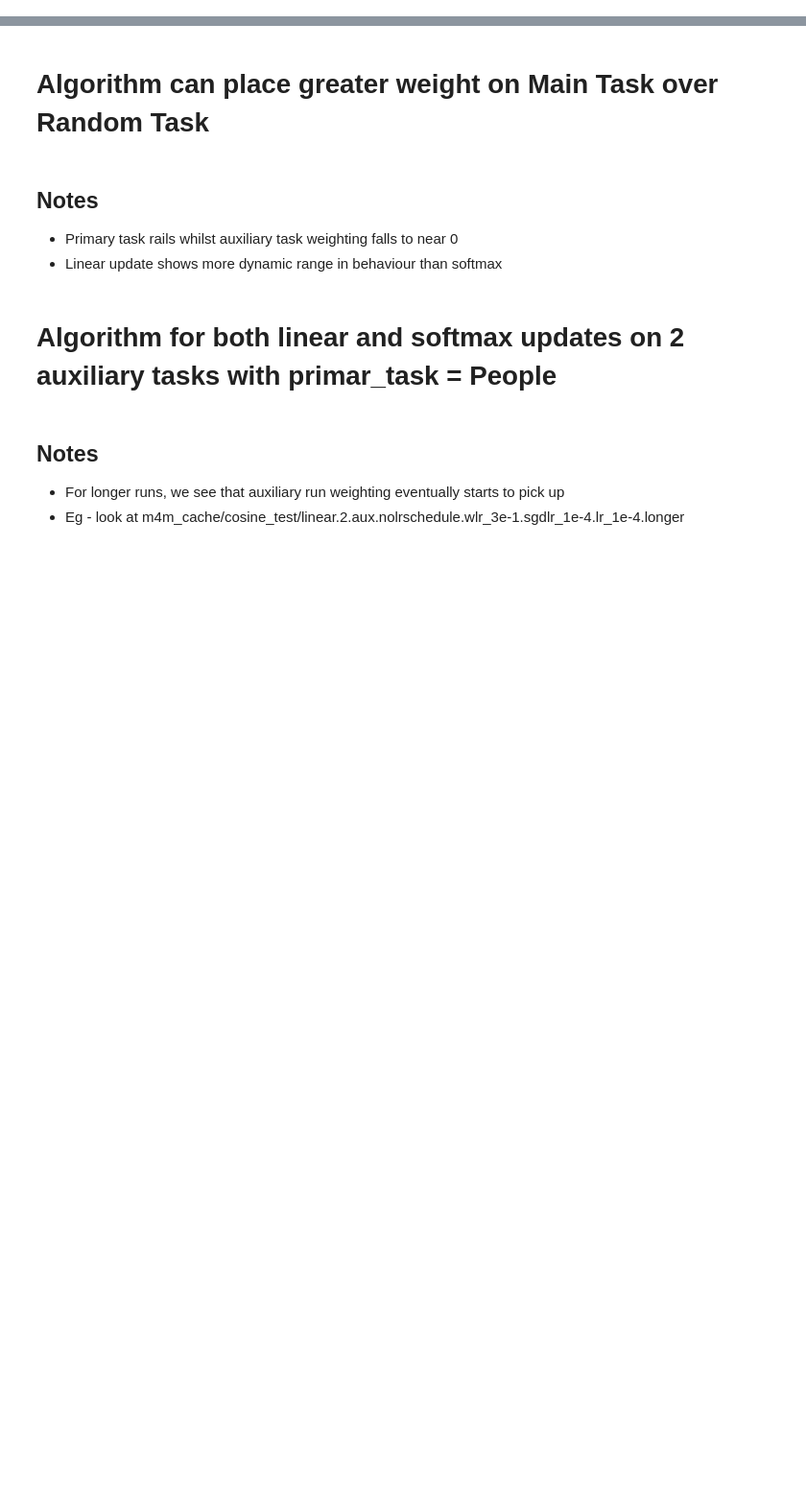
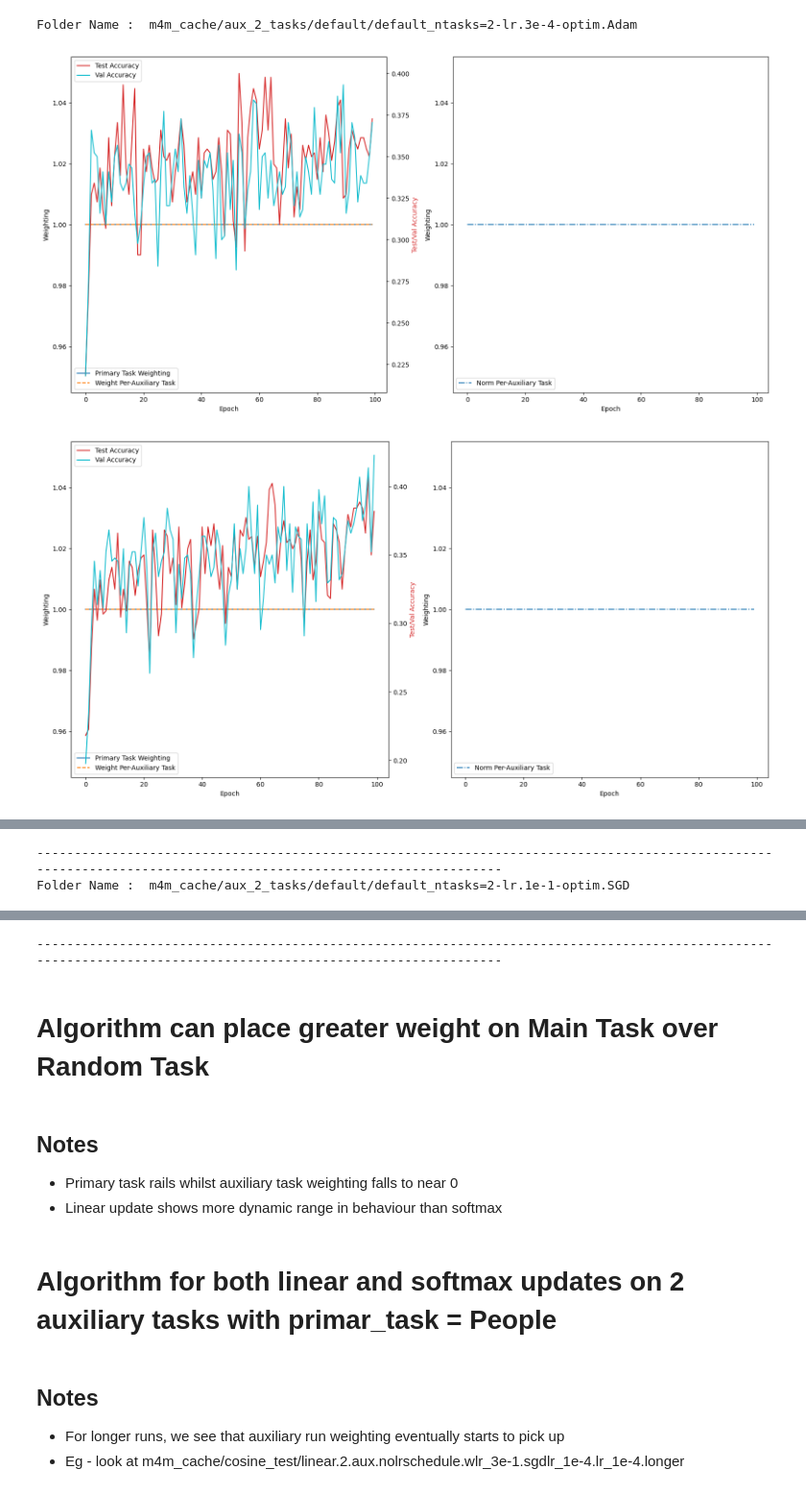
Before and after one commit to ldery/metalearning-for-multitask-pretraining, a Jupyter notebook: viz_plots.ipynb, the cells around one changed output, grey strips where cells are left out. Shown at 96% size. Drawn from its saved outputs; the diff is of its cells as text; code cells hidden in the pictures; blank space fills up the shorter version.

```diff
--- a/viz_plots.ipynb
+++ b/viz_plots.ipynb
@@ -7,10 +7,10 @@ import matplotlib.pyplot as plt
 import numpy as np
 import pickle as pkl
 # %%
-def plot_stats(stats, do_argmax=True, title='Dot Product Stats'):
+def plot_stats(stats, do_argmax=True, title='Dot Product Stats', save=False):
     fig, ax = plt.subplots(1, figsize=(10, 5))
     all_data = np.stack([np.array(v) for k, v in stats.items()], axis=0)
-    smooth_factor = 100 if do_argmax else 1
+    smooth_factor = 50 if do_argmax else 1
     for i, (k, v) in enumerate(stats.items()):
         v = v[:((len(v) // smooth_factor) * smooth_factor)]
         v = np.reshape(np.array(v), (-1, smooth_factor))
@@ -20,6 +20,9 @@ def plot_stats(stats, do_argmax=True, title='Dot Product Stats'):
             ax.plot(range(len(v)), [0]*len(v))
     plt.legend()
     plt.title(title)
+    if save:
+        print('Doing some saving here')
+        fig.savefig("{}.pdf".format(title.replace(" ", ".")), bbox_inches='tight')
     plt.show()
     plt.close()
     if do_argmax:
@@ -30,16 +33,19 @@ def plot_stats(stats, do_argmax=True, title='Dot Product Stats'):
         print('First 2/3 Stats : ', first_half)
         print('Last 1/3 Stats : ', second_half)
 # %%
-def display_fldr(fldr, show_metrics=True):
-    imgs = glob(os.path.join(fldr, 'meta_people', '*', '*.png' ))
+def display_fldr(fldr, show_metrics=True, inner_key='meta_people'):
+    imgs = glob(os.path.join(fldr, inner_key, '*', '*.png' ))
     if len(imgs) == 0:
         return
     print('Folder Name : ', fldr)
     for idx, img in enumerate(imgs):
         display(Image(filename=img, width=900, height=900))
 
-        stats = pkl.load(open('{}/meta_people/{}/dp_stats.pkl'.format(fldr, str(idx)), 'rb'))
-        plot_stats(stats)
+        dp_stats_loc = '{}/meta_people/{}/dp_stats.pkl'.format(fldr, str(idx))
+        if os.path.exists(dp_stats_loc):
+            stats = pkl.load(open(dp_stats_loc, 'rb'))
+            plot_stats(stats)
+
         metrics_fname = '{}/meta_people/{}/metrics.pkl'.format(fldr, str(idx))
         if os.path.exists(metrics_fname) and show_metrics:
             stats = pkl.load(open(metrics_fname, 'rb'))
@@ -47,6 +53,14 @@ def display_fldr(fldr, show_metrics=True):
             plot_stats(new_stats, do_argmax=False, title='Loss Stats')
 
             new_stats = {k: [v[1] for v in stats['people'][k]] for k in stats['people'].keys() if k != 'train'}
-            plot_stats(new_stats, do_argmax=False, title='Accuracy Stats')
+            plot_stats(new_stats, do_argmax=False, title='Accuracy Stats', save=True)
     print('\n')
     print('-'*160)
+# %%
+fldrs = glob('m4m_cache/aux_2_tasks/default*/*')
+for fldr in fldrs:
+    display_fldr(fldr, inner_key='pretr_all')
+# %% [output]
+Folder Name :  m4m_cache/aux_2_tasks/default/default_ntasks=2-lr.3e-4-optim.Adam
+[figure, added]
+[figure, added]
@@ -52,0 +68,2 @@ def display_fldr(fldr, show_metrics=True):
+----------------------------------------------------------------------------------------------------------------------------------------------------------------
+Folder Name :  m4m_cache/aux_2_tasks/default/default_ntasks=2-lr.1e-1-optim.SGD
@@ -53,3 +73,4 @@ def display_fldr(fldr, show_metrics=True):
+----------------------------------------------------------------------------------------------------------------------------------------------------------------
 # %% [markdown]
 # Algorithm can place greater weight on Main Task over Random Task #
 # %% [markdown]
```
Also changed, not shown: parts of 3 cells of this notebook, 7 other files.
